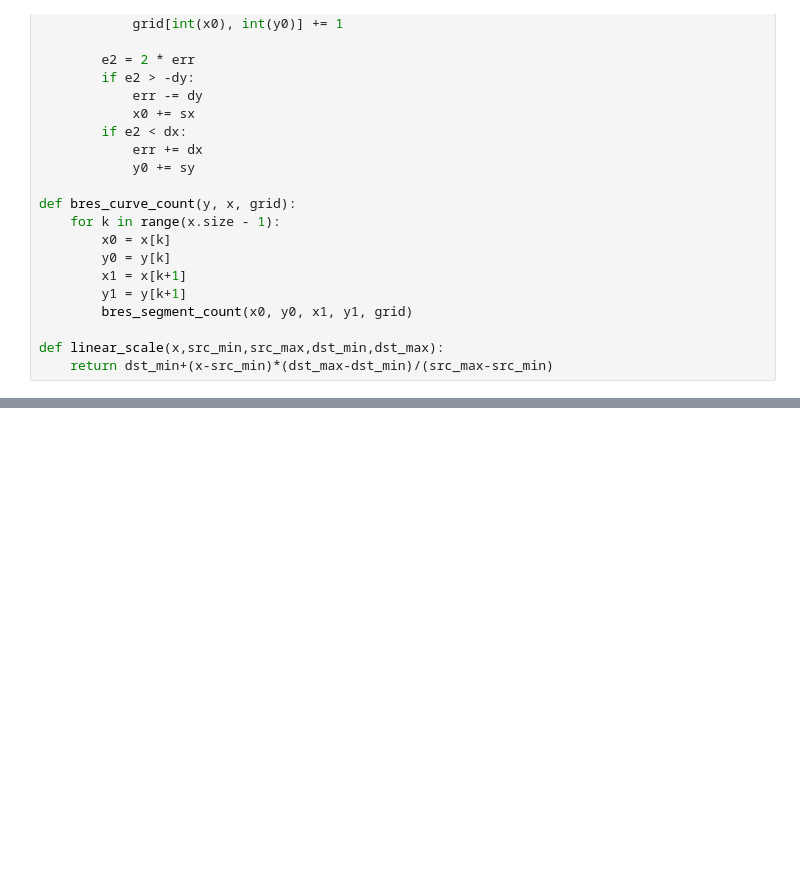
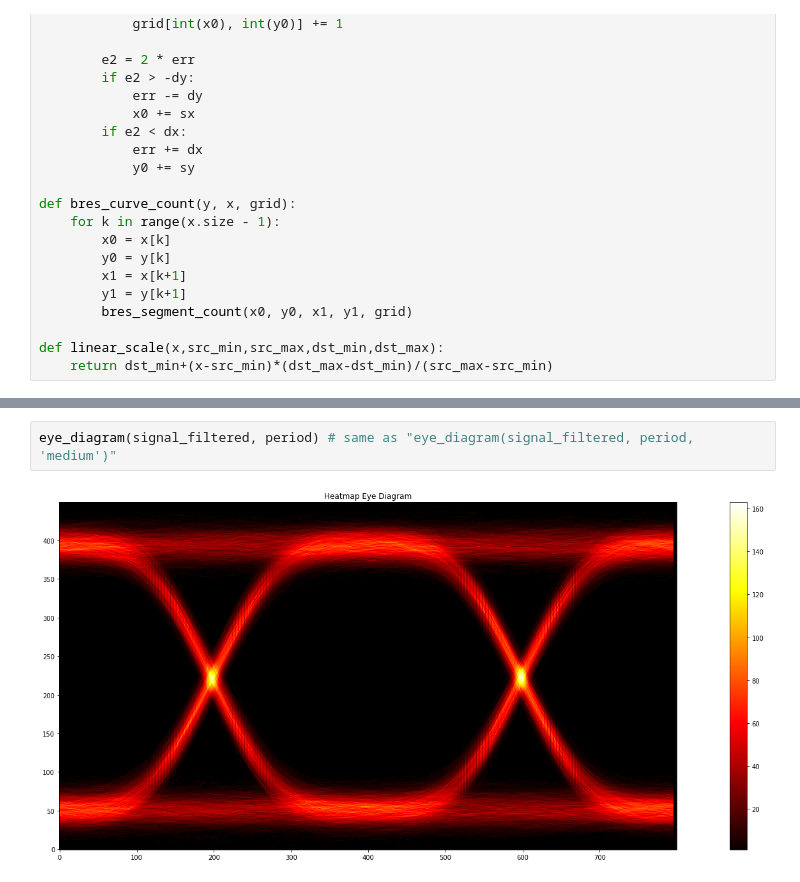
Before and after one commit to PrapasAntonis99/Heatmap_Eye_Diagram, a Jupyter notebook: eye diagram.ipynb, the cells around one changed output, grey strips where cells are left out. Cells and saved outputs as stored; diff of their text form; blank space fills up the shorter version.

```diff
--- a/eye diagram.ipynb
+++ b/eye diagram.ipynb
@@ -161,0 +171,4 @@ plt.show()
+# %%
+eye_diagram(signal_filtered, period) # same as "eye_diagram(signal_filtered, period, 'medium')"
+# %% [output]
+[figure, added]
```
Also changed, not shown: parts of 14 cells of this notebook.
